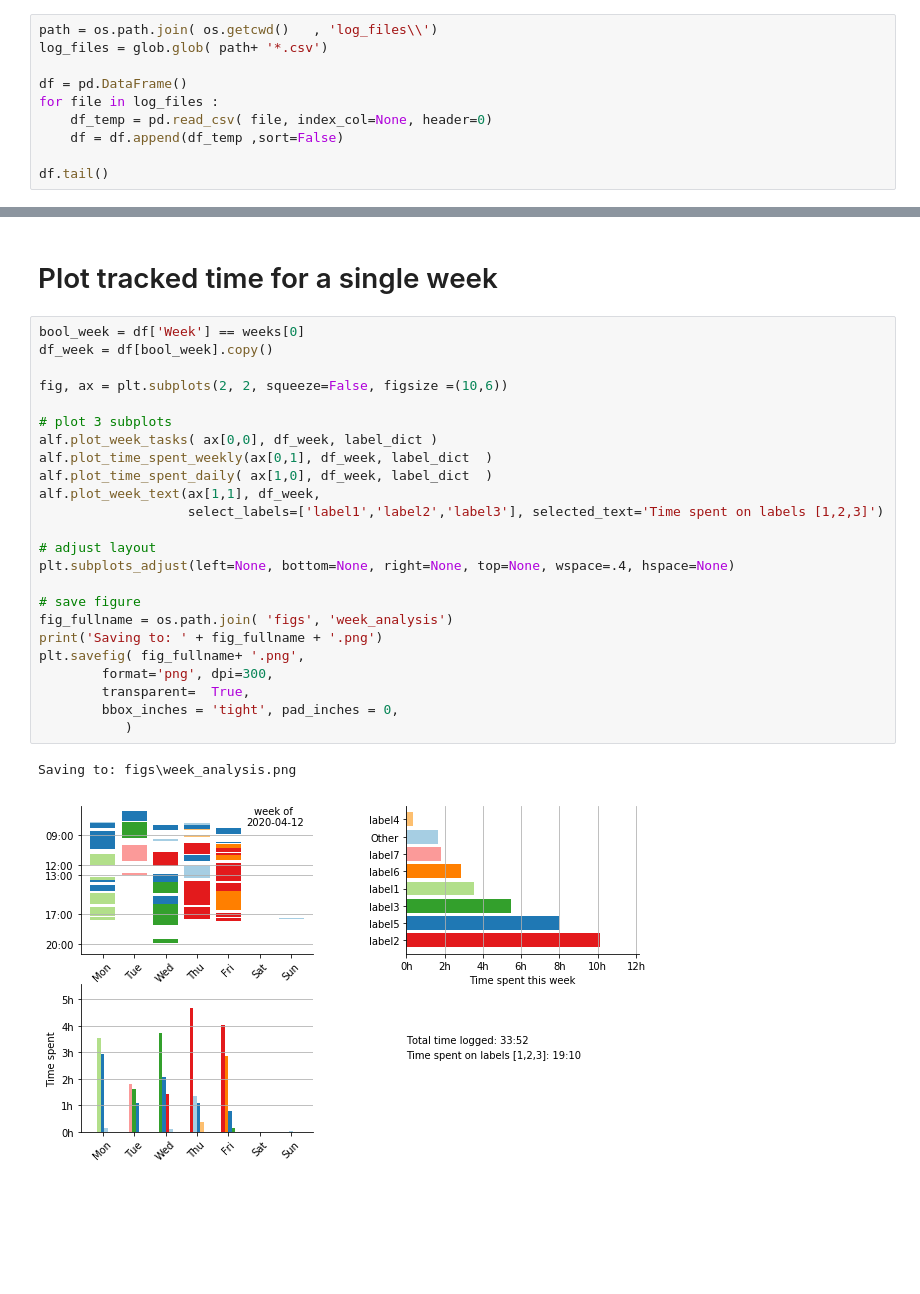
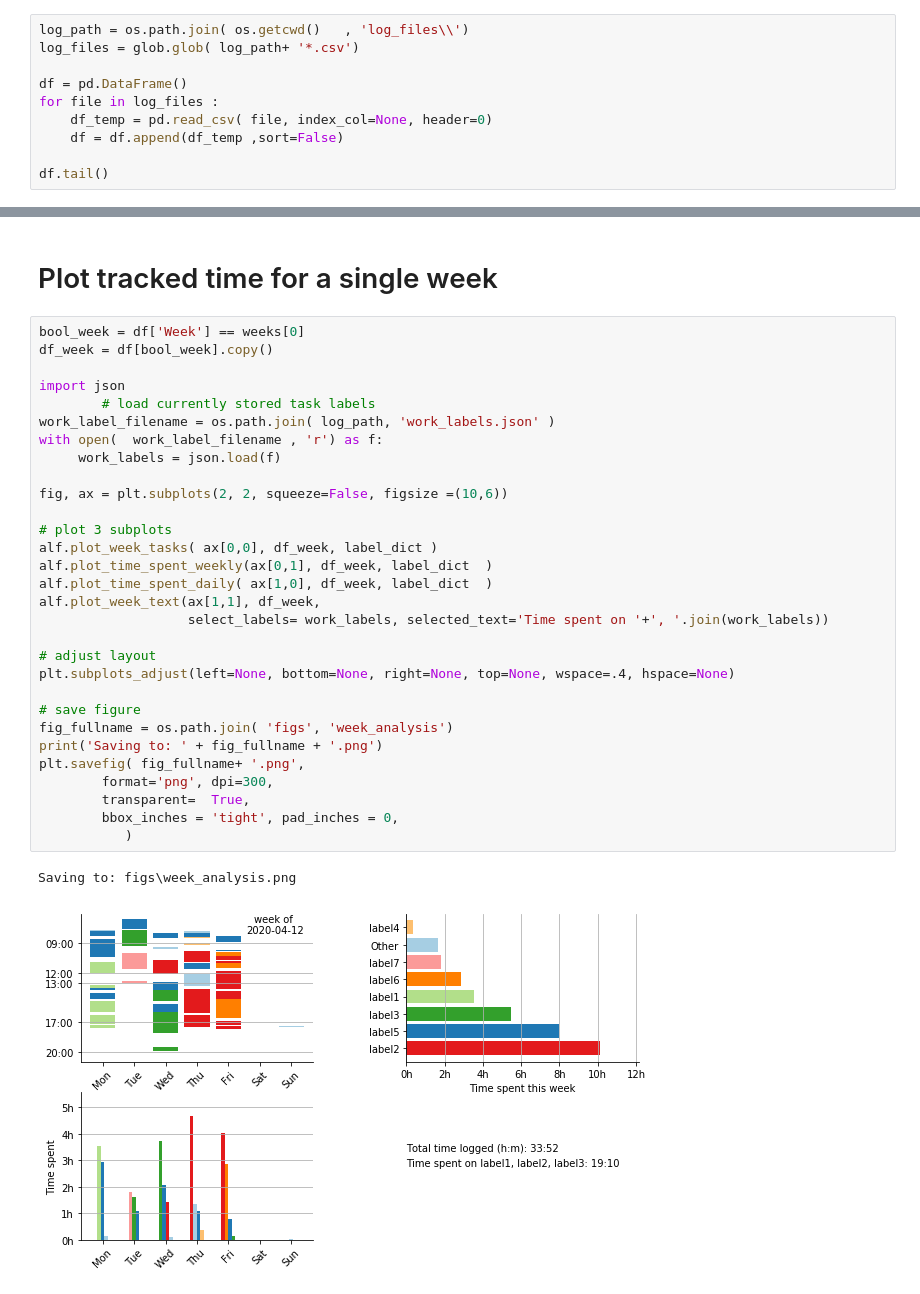
Before and after one commit to tlmohren/Task_timer, a Jupyter notebook: analyze_task_log.ipynb, the cells around one changed output, grey strips where cells are left out. Cells and saved outputs as stored; diff of their text form; blank space fills up the shorter version.

```diff
--- a/analyze_task_log.ipynb
+++ b/analyze_task_log.ipynb
@@ -15,8 +15,8 @@ import analyze_log_functions as alf
 # %% [markdown]
 # Import data
 # %%
-path = os.path.join( os.getcwd()   , 'log_files\\')
-log_files = glob.glob( path+ '*.csv')
+log_path = os.path.join( os.getcwd()   , 'log_files\\')
+log_files = glob.glob( log_path+ '*.csv')
 
 df = pd.DataFrame()
 for file in log_files :
@@ -85,27 +93,33 @@ plt.subplots_adjust(left=None, bottom=.2, right=None, top=None, wspace=.4, hspac
 # %%
 bool_week = df['Week'] == weeks[0]
 df_week = df[bool_week].copy()
+
+import json
+        # load currently stored task labels
+work_label_filename = os.path.join( log_path, 'work_labels.json' )
+with open(  work_label_filename , 'r') as f:
+     work_labels = json.load(f)
 
 fig, ax = plt.subplots(2, 2, squeeze=False, figsize =(10,6))
 
 # plot 3 subplots
 alf.plot_week_tasks( ax[0,0], df_week, label_dict )
 alf.plot_time_spent_weekly(ax[0,1], df_week, label_dict  )
 alf.plot_time_spent_daily( ax[1,0], df_week, label_dict  )
 alf.plot_week_text(ax[1,1], df_week,
-                   select_labels=['label1','label2','label3'], selected_text='Time spent on labels [1,2,3]')
+                   select_labels= work_labels, selected_text='Time spent on '+', '.join(work_labels))
 
 # adjust layout
 plt.subplots_adjust(left=None, bottom=None, right=None, top=None, wspace=.4, hspace=None)
 
 # save figure
 fig_fullname = os.path.join( 'figs', 'week_analysis')
 print('Saving to: ' + fig_fullname + '.png')
 plt.savefig( fig_fullname+ '.png',
         format='png', dpi=300,
         transparent=  True,
         bbox_inches = 'tight', pad_inches = 0,
            )
 # %% [output]
 Saving to: figs\week_analysis.png
-[figure, old version]
+[figure, new version]
```
Also changed, not shown: parts of 2 cells of this notebook, 8 other files.
